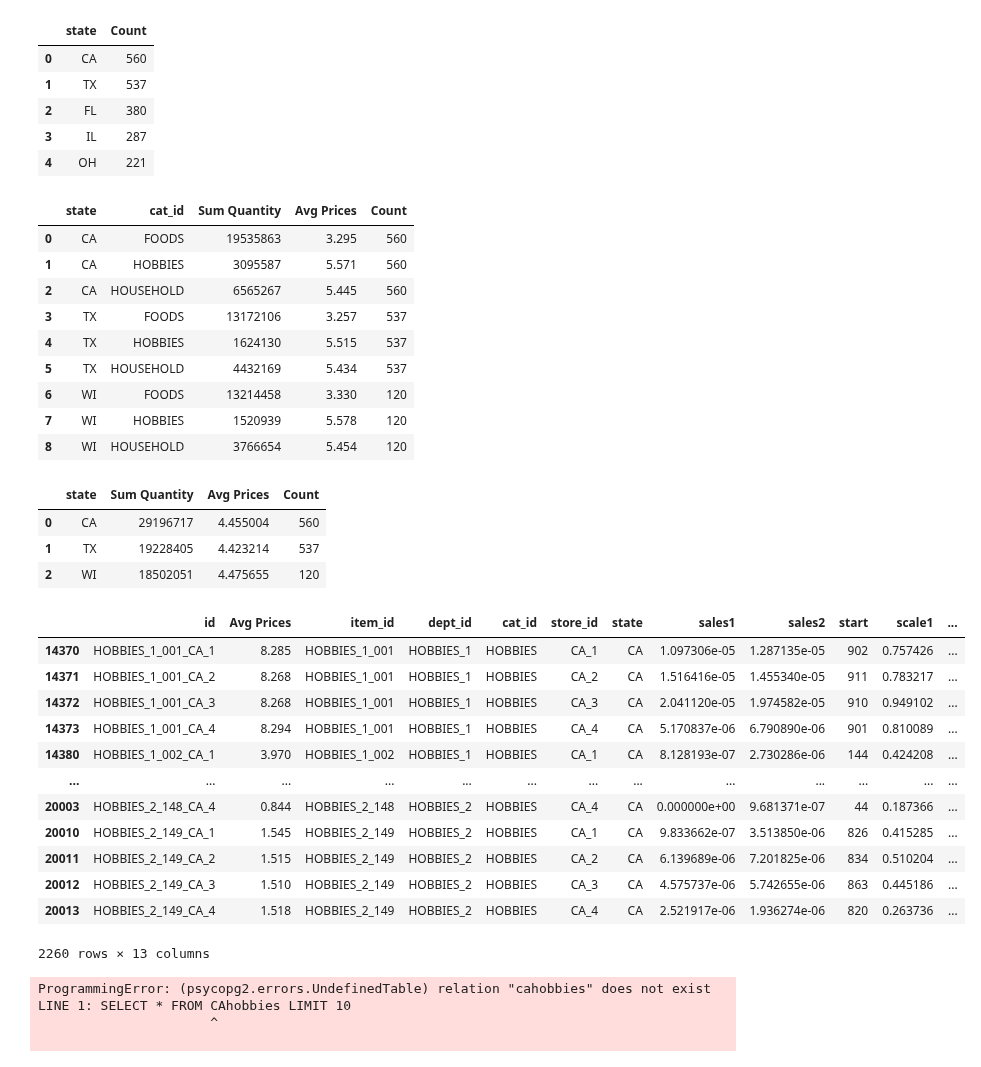
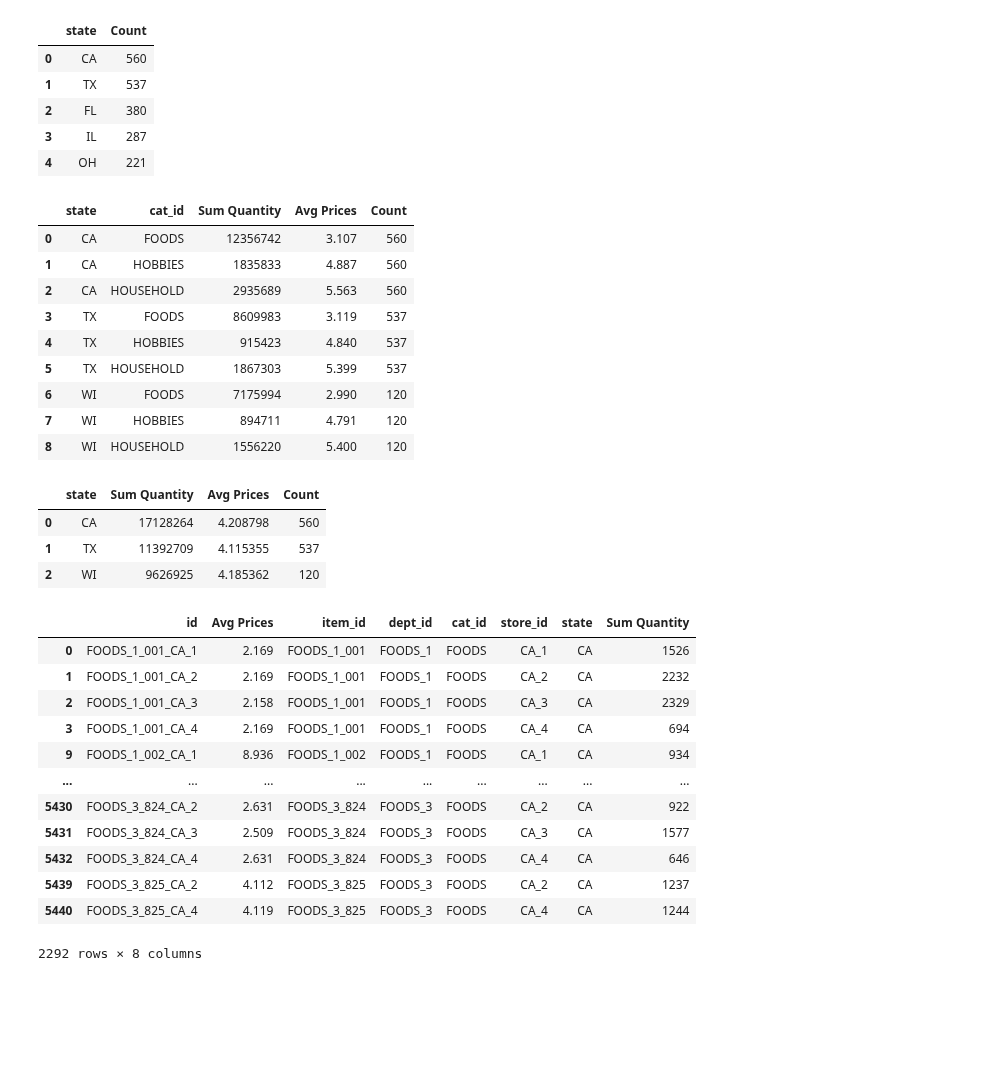
Before and after one commit to beckyydo/Project-2, a Jupyter notebook: Resources/Table2.ipynb, the cells around one changed output. Drawn from its saved outputs; the diff is of its cells as text; code cells hidden in the pictures; blank space fills up the shorter version.

```diff
--- a/Resources/Table2.ipynb
+++ b/Resources/Table2.ipynb
@@ -157,0 +89,4 @@ test['day_number'].unique()
+# %%
+# Drop NAN values of prices
+prices = prices.dropna()
+missing_data(prices)
@@ -165,9 +106,11 @@ sum_df=pd.DataFrame(sum_df, columns=['Sum Quantity'])
 keep_df=sales_aug[cols_to_keep]
 
 
-finalsales_df=keep_df.join(sum_df)
+finalsales=keep_df.join(sum_df)
 
 # Rename state_id to state
-finalsales_df.rename(columns={"state_id":"state"}, inplace=True)
+finalsales.rename(columns={"state_id":"state"}, inplace=True)
+Columns=["id", "item_id", "dept_id", "cat_id", "store_id", "state", "Sum Quantity"]
+finalsales_df=finalsales[Columns]
 finalsales_df
 # %% [output]
@@ -265,17 +208,17 @@ walmart_state_cat = state_category.merge(walmart_stores, on="state", how="inner"
 walmart_state_cat
 # %% [output]
 |  | state | cat_id | Sum Quantity | Avg Prices | Count |
-| 0 | CA | FOODS | 19535863 | 3.295 | 560 |
-| 1 | CA | HOBBIES | 3095587 | 5.571 | 560 |
-| 2 | CA | HOUSEHOLD | 6565267 | 5.445 | 560 |
-| 3 | TX | FOODS | 13172106 | 3.257 | 537 |
-| 4 | TX | HOBBIES | 1624130 | 5.515 | 537 |
-| 5 | TX | HOUSEHOLD | 4432169 | 5.434 | 537 |
-| 6 | WI | FOODS | 13214458 | 3.330 | 120 |
-| 7 | WI | HOBBIES | 1520939 | 5.578 | 120 |
-| 8 | WI | HOUSEHOLD | 3766654 | 5.454 | 120 |
+| 0 | CA | FOODS | 12356742 | 3.107 | 560 |
+| 1 | CA | HOBBIES | 1835833 | 4.887 | 560 |
+| 2 | CA | HOUSEHOLD | 2935689 | 5.563 | 560 |
+| 3 | TX | FOODS | 8609983 | 3.119 | 537 |
+| 4 | TX | HOBBIES | 915423 | 4.840 | 537 |
+| 5 | TX | HOUSEHOLD | 1867303 | 5.399 | 537 |
+| 6 | WI | FOODS | 7175994 | 2.990 | 120 |
+| 7 | WI | HOBBIES | 894711 | 4.791 | 120 |
+| 8 | WI | HOUSEHOLD | 1556220 | 5.400 | 120 |
 # %%
-#  Total quantity and average prices and count of stores in each discussed state(CA, TX, WI)
+# Total quantity and average prices and count of stores in each discussed state(CA, TX, WI)
 merge_group=merged_df.groupby(["state"])
 state_sale = pd.DataFrame(merge_group.agg({'Sum Quantity': 'sum', 'Avg Prices': 'mean'}).reset_index())
 
@@ -283,35 +226,24 @@ state_store_sale=state_sale.merge(walmart_stores, on="state", how="inner")
 state_store_sale
 # %% [output]
 |  | state | Sum Quantity | Avg Prices | Count |
-| 0 | CA | 29196717 | 4.455004 | 560 |
-| 1 | TX | 19228405 | 4.423214 | 537 |
-| 2 | WI | 18502051 | 4.475655 | 120 |
+| 0 | CA | 17128264 | 4.208798 | 560 |
+| 1 | TX | 11392709 | 4.115355 | 537 |
+| 2 | WI | 9626925 | 4.185362 | 120 |
 # %%
-#
-CAhobbies = merged_df.loc[(merged_df["cat_id"]=='HOBBIES') & (merged_df["state"]=="CA"),:]
-CAhobbies
+# create CAfoods dataframe
+CAfoods = merged_df.loc[(merged_df["cat_id"]=='FOODS') & (merged_df["state"]=="CA"),:]
+CAfoods
 # %% [output]
-|  | id | Avg Prices | item_id | dept_id | cat_id | store_id | state | sales1 | sales2 | start | scale1 | ... |
-| 14370 | HOBBIES_1_001_CA_1 | 8.285 | HOBBIES_1_001 | HOBBIES_1 | HOBBIES | CA_1 | CA | 1.097306e-05 | 1.287135e-05 | 902 | 0.757426 | ... |
-| 14371 | HOBBIES_1_001_CA_2 | 8.268 | HOBBIES_1_001 | HOBBIES_1 | HOBBIES | CA_2 | CA | 1.516416e-05 | 1.455340e-05 | 911 | 0.783217 | ... |
-| 14372 | HOBBIES_1_001_CA_3 | 8.268 | HOBBIES_1_001 | HOBBIES_1 | HOBBIES | CA_3 | CA | 2.041120e-05 | 1.974582e-05 | 910 | 0.949102 | ... |
-| 14373 | HOBBIES_1_001_CA_4 | 8.294 | HOBBIES_1_001 | HOBBIES_1 | HOBBIES | CA_4 | CA | 5.170837e-06 | 6.790890e-06 | 901 | 0.810089 | ... |
-| 14380 | HOBBIES_1_002_CA_1 | 3.970 | HOBBIES_1_002 | HOBBIES_1 | HOBBIES | CA_1 | CA | 8.128193e-07 | 2.730286e-06 | 144 | 0.424208 | ... |
-| ... | ... | ... | ... | ... | ... | ... | ... | ... | ... | ... | ... | ... |
-| 20003 | HOBBIES_2_148_CA_4 | 0.844 | HOBBIES_2_148 | HOBBIES_2 | HOBBIES | CA_4 | CA | 0.000000e+00 | 9.681371e-07 | 44 | 0.187366 | ... |
-| 20010 | HOBBIES_2_149_CA_1 | 1.545 | HOBBIES_2_149 | HOBBIES_2 | HOBBIES | CA_1 | CA | 9.833662e-07 | 3.513850e-06 | 826 | 0.415285 | ... |
-| 20011 | HOBBIES_2_149_CA_2 | 1.515 | HOBBIES_2_149 | HOBBIES_2 | HOBBIES | CA_2 | CA | 6.139689e-06 | 7.201825e-06 | 834 | 0.510204 | ... |
-| 20012 | HOBBIES_2_149_CA_3 | 1.510 | HOBBIES_2_149 | HOBBIES_2 | HOBBIES | CA_3 | CA | 4.575737e-06 | 5.742655e-06 | 863 | 0.445186 | ... |
-| 20013 | HOBBIES_2_149_CA_4 | 1.518 | HOBBIES_2_149 | HOBBIES_2 | HOBBIES | CA_4 | CA | 2.521917e-06 | 1.936274e-06 | 820 | 0.263736 | ... |
+|  | id | Avg Prices | item_id | dept_id | cat_id | store_id | state | Sum Quantity |
+| 0 | FOODS_1_001_CA_1 | 2.169 | FOODS_1_001 | FOODS_1 | FOODS | CA_1 | CA | 1526 |
+| 1 | FOODS_1_001_CA_2 | 2.169 | FOODS_1_001 | FOODS_1 | FOODS | CA_2 | CA | 2232 |
+| 2 | FOODS_1_001_CA_3 | 2.158 | FOODS_1_001 | FOODS_1 | FOODS | CA_3 | CA | 2329 |
+| 3 | FOODS_1_001_CA_4 | 2.169 | FOODS_1_001 | FOODS_1 | FOODS | CA_4 | CA | 694 |
+| 9 | FOODS_1_002_CA_1 | 8.936 | FOODS_1_002 | FOODS_1 | FOODS | CA_1 | CA | 934 |
+| ... | ... | ... | ... | ... | ... | ... | ... | ... |
+| 5430 | FOODS_3_824_CA_2 | 2.631 | FOODS_3_824 | FOODS_3 | FOODS | CA_2 | CA | 922 |
+| 5431 | FOODS_3_824_CA_3 | 2.509 | FOODS_3_824 | FOODS_3 | FOODS | CA_3 | CA | 1577 |
+| 5432 | FOODS_3_824_CA_4 | 2.631 | FOODS_3_824 | FOODS_3 | FOODS | CA_4 | CA | 646 |
+| 5439 | FOODS_3_825_CA_2 | 4.112 | FOODS_3_825 | FOODS_3 | FOODS | CA_2 | CA | 1237 |
+| 5440 | FOODS_3_825_CA_4 | 4.119 | FOODS_3_825 | FOODS_3 | FOODS | CA_4 | CA | 1244 |
-2260 rows × 13 columns
+2292 rows × 8 columns
-# %%
-# from sqlalchemy import create_engine
-connection_string = "ofiglsqd:vVojrG9_zzJZCOLXz8rhKWXk6ivvYqAe@otto.db.elephantsql.com:5432/ofiglsqd"
-engine = create_engine(f'postgresql://{connection_string}')
-# CAhobbies.to_sql(name='CAhobbies', con=engine, if_exists='append', index=True)
-engine.execute("SELECT * FROM CAhobbies LIMIT 10")
-# %% [output]
-ProgrammingError: (psycopg2.errors.UndefinedTable) relation "cahobbies" does not exist
-LINE 1: SELECT * FROM CAhobbies LIMIT 10
-                      ^
-
```
Also changed, not shown: parts of 20 cells of this notebook.
